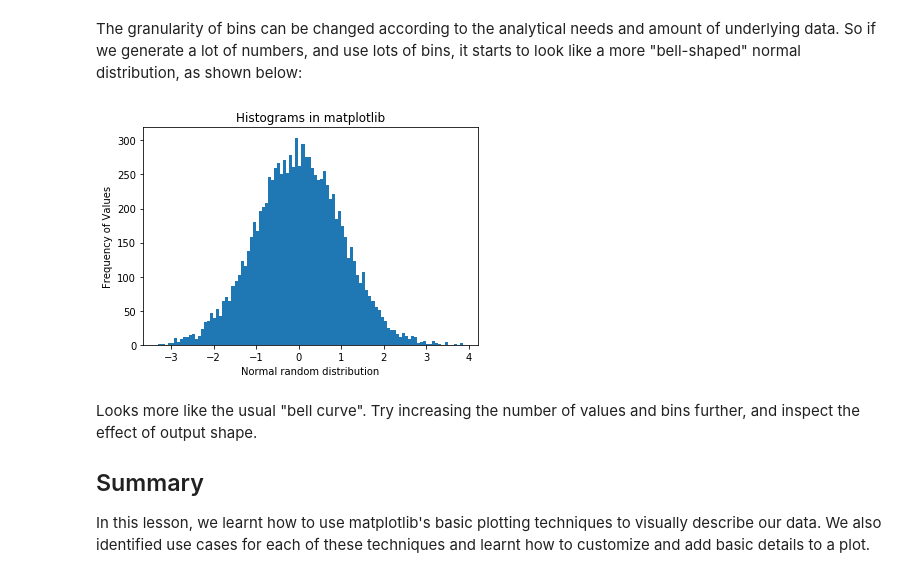
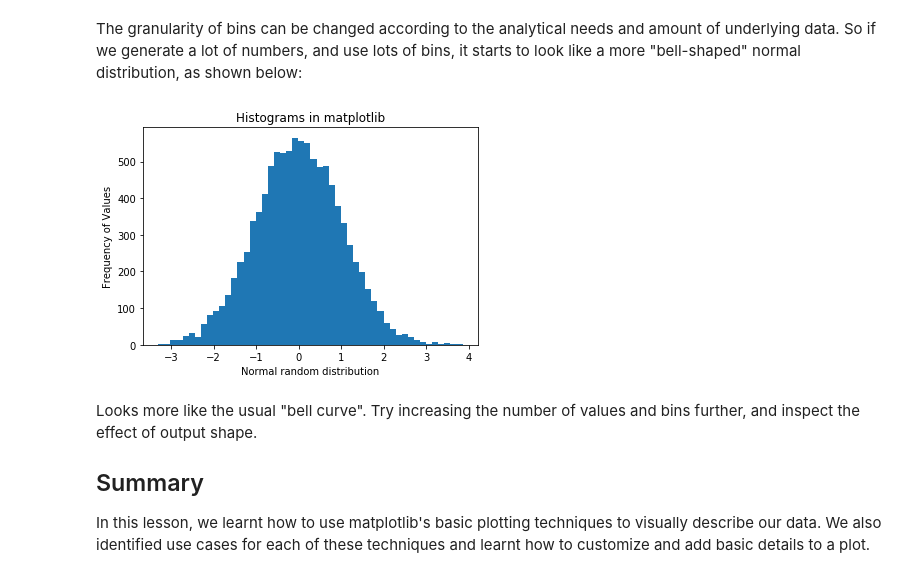
Before and after one commit to nabilabbas250/dsc-data-viz-nyc-ds-071519, a Jupyter notebook: index.ipynb, the cells around one changed output. Drawn from its saved outputs; the diff is of its cells as text; code cells hidden in the pictures.

```diff
--- a/index.ipynb
+++ b/index.ipynb
@@ -169,19 +169,19 @@ The granularity of bins can be changed according to the analytical needs and amo
 # %%
 # Set seed for reproducability
 np.random.seed(100)
 
 # Generate 100 values from 0 mean normal distribution
 x = np.random.randn(10000)
 
 #Plot the distogram with hist() function
-plt.hist(x, bins = 100)
+plt.hist(x, bins = 50)
 
 plt.xlabel('Normal random distribution')
 plt.ylabel('Frequency of Values')
 plt.title('Histograms in matplotlib')
 plt.show()
 # %% [output]
-[figure, old version]
+[figure, new version]
 # %% [markdown]
 Looks more like the usual "bell curve". Try increasing the number of values and bins further, and inspect the effect of output shape.
 
```
